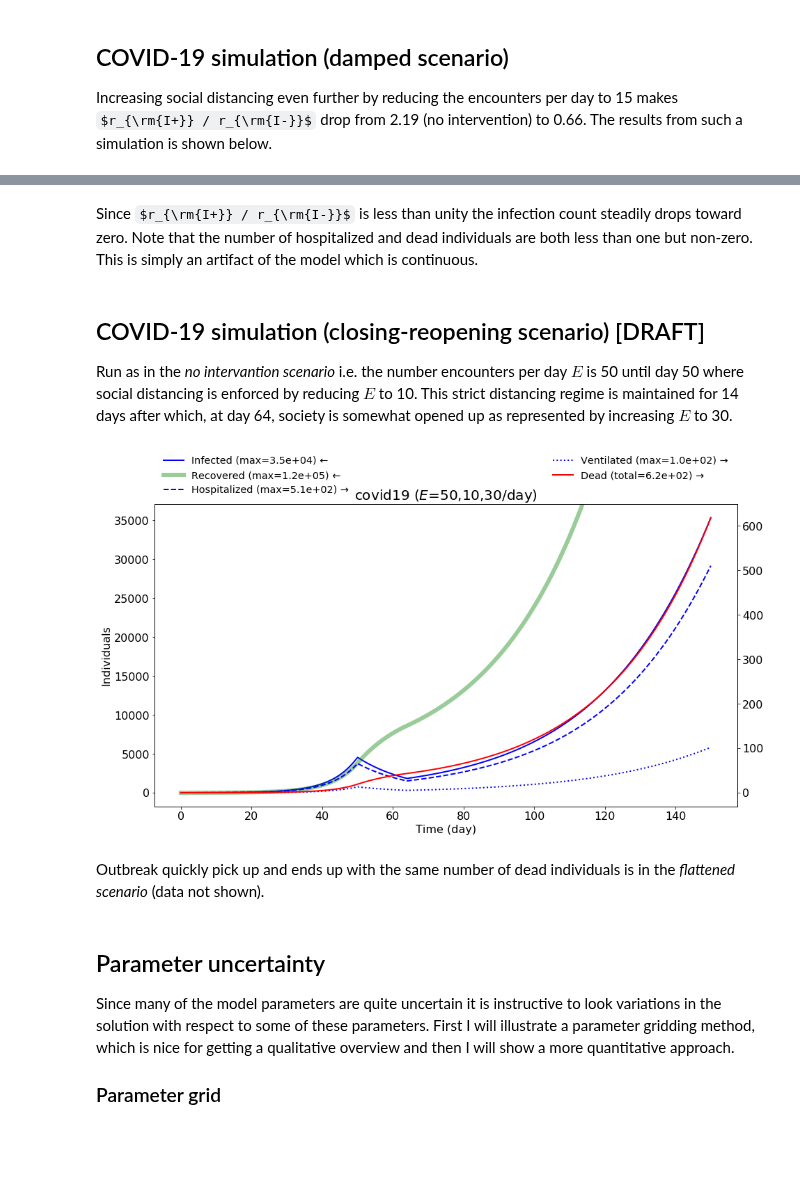
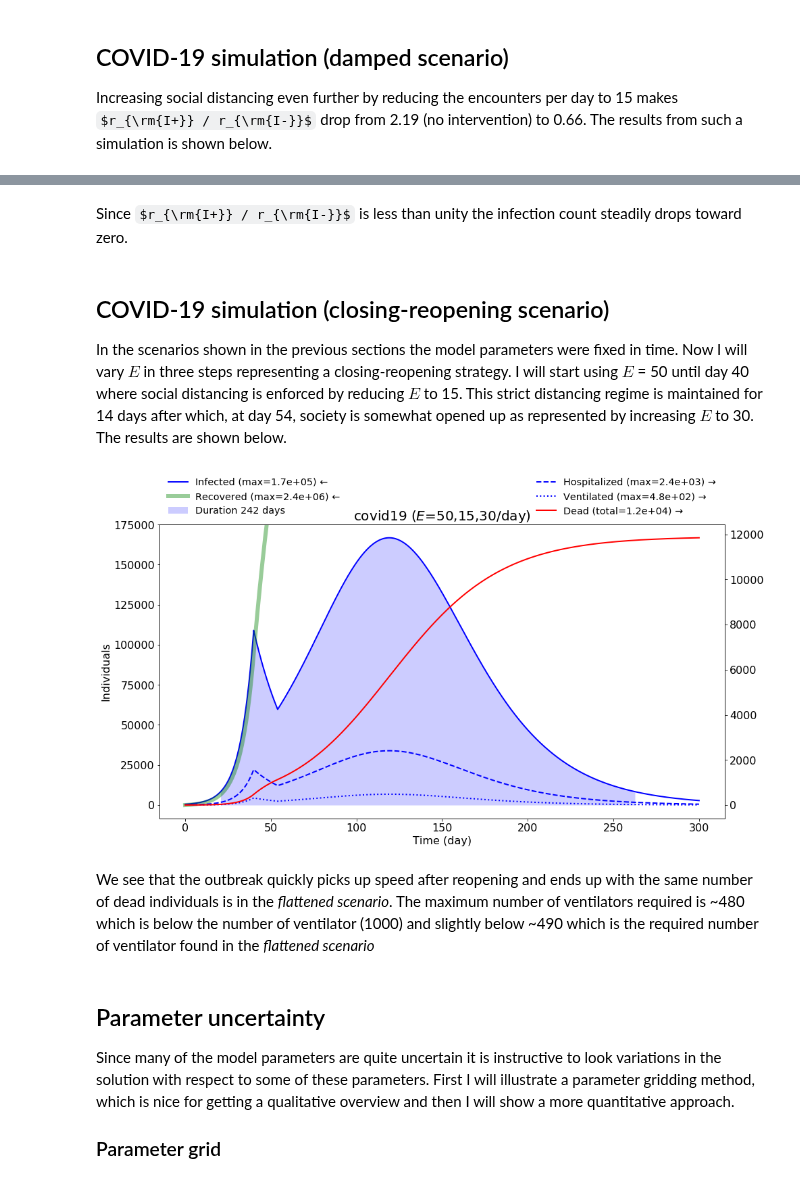
Before and after one commit to mrsonne/virus, a Jupyter notebook: virus.ipynb, the cells around one changed output, grey strips where cells are left out. Cells and saved outputs as stored; diff of their text form; code cells hidden in the pictures; some formulas as TeX source; blank space fills up the shorter version.

Commit message:
more on close-reopen scenario

```diff
--- a/virus.ipynb
+++ b/virus.ipynb
@@ -297,15 +296,16 @@ p_d,nv                90.00 %
 # %% [markdown]
-Since $r_{\rm{I+}} / r_{\rm{I-}}$ is less than unity the infection count steadily drops toward zero. Note that the number of hospitalized and dead individuals are both less than one but non-zero. This is simply an artifact of the model which is continuous.
+Since $r_{\rm{I+}} / r_{\rm{I-}}$ is less than unity the infection count steadily drops toward zero.
 # %% [markdown]
-COVID-19 simulation (closing-reopening scenario) [DRAFT]
+COVID-19 simulation (closing-reopening scenario)
 -----------
-Run as in the *no intervantion scenario* i.e. the number encounters per day $E$ is 50 until day 50 where social distancing is enforced by reducing $E$ to 10. This strict distancing regime is maintained for 14 days after which, at day 64, society is somewhat opened up as represented by increasing $E$ to 30.
+<a id='nominal_close_reopen'></a>
+In the scenarios shown in the previous sections the model parameters were fixed in time. Now I will vary $E$ in three steps representing a closing-reopening strategy. I will start using $E$ = 50 until day 40 where social distancing is enforced by reducing $E$ to 15. This strict distancing regime is maintained for 14 days after which, at day 54, society is somewhat opened up as represented by increasing $E$ to 30. The results are shown below.
 # %%
-run.virus('covid19', 'denmark', [50, 10, 30], tspan=[0, 50, 64, 150])
+run.virus('covid19', 'denmark', [50, 15, 30], tspan=[0, 40, 54, 300])
 # %% [output]
-[figure, old version]
+[figure, new version]
-# %% [markdown]
-Outbreak quickly pick up and ends up with the same number of dead individuals is in the *flattened scenario* (data not shown).
+# %% [markdown]
+We see that the outbreak quickly picks up speed after reopening and ends up with the same number of dead individuals is in the *flattened scenario*. The maximum number of ventilators required is ~480 which is below the number of ventilator (1000) and slightly below ~490 which is the required number of ventilator found in the *flattened scenario*
 # %% [markdown]
 Parameter uncertainty
 -----------------------------
```
Also changed, not shown: parts of 19 cells of this notebook.
